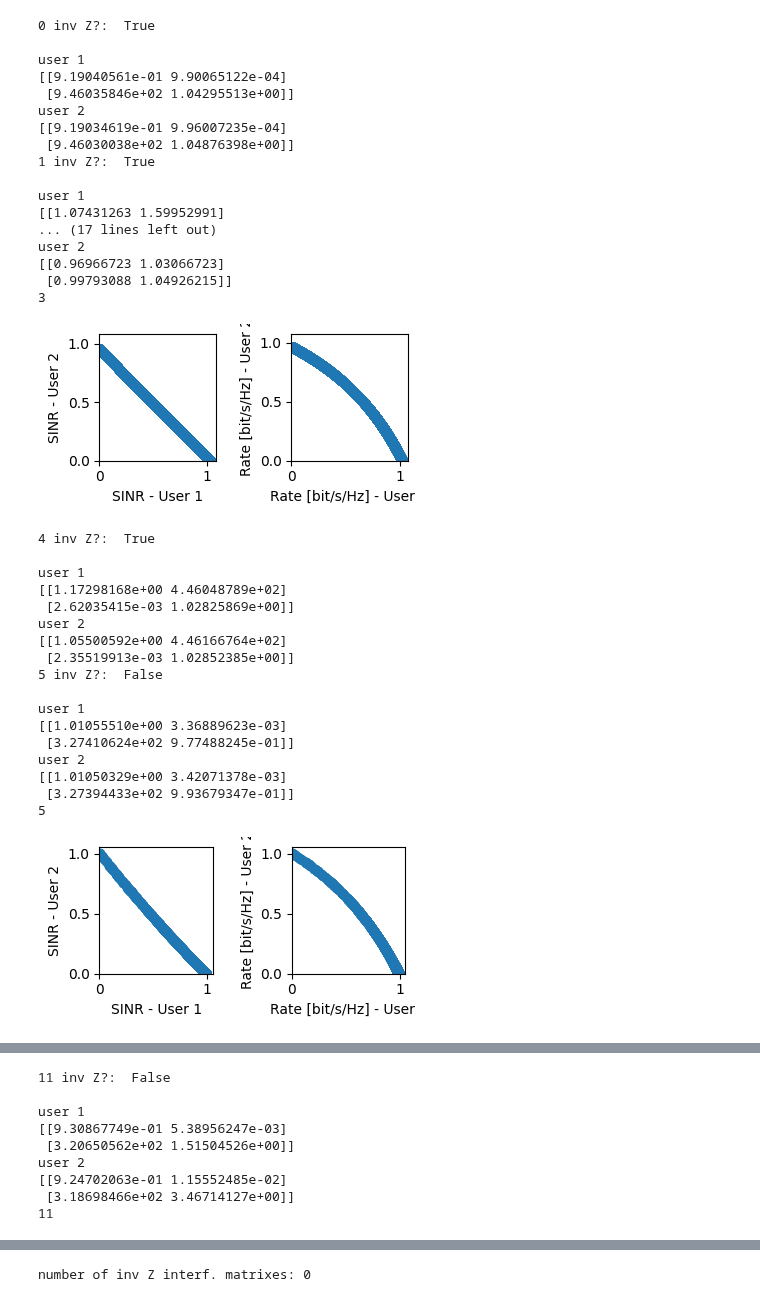
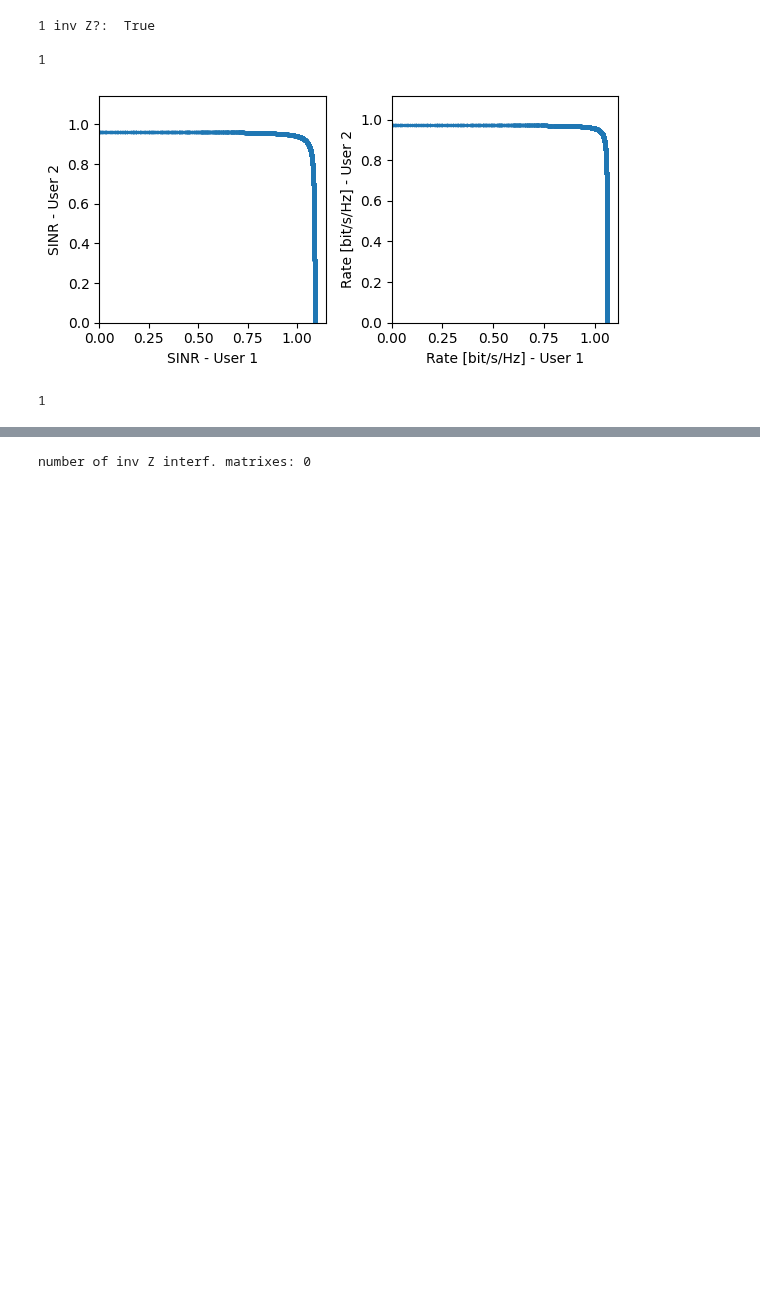
Before and after one commit to isabel-vs/masterthesis, a Jupyter notebook: sinr_region.ipynb, the cells around one changed output, grey strips where cells are left out. Drawn from its saved outputs; the diff is of its cells as text; code cells hidden in the pictures; blank space fills up the shorter version.

```diff
--- a/sinr_region.ipynb
+++ b/sinr_region.ipynb
@@ -37,12 +58,12 @@ N = area_params["N"]
 K = area_params["K"]
 p_max = network_params["p_k"]
 # filename = f"RateRegions/Areas Sim/results_L{L}N{N}K{K}_rician0.pkl"
-filename = "test50_area_L1N1K2.pkl"
-area_block = pickle.load(open(filename, "rb"))
+# filename = "test50_area_L1N1K2.pkl"
+# area_block = pickle.load(open(filename, "rb"))
 
 num_invZ = 0
 
-for i in range(50):
+for i in range(1,2):
     inv_interf = True
     (R_block, B_block, HMean_block, kappa_block, UEpos_block, APpos_block) = area_block
 
@@ -73,23 +94,23 @@ for i in range(50):
         if funcs.is_invZ(M_k[k,:,:]) == False:
             inv_interf = False
             break
-    # if inv_interf==False:
-    if True:
+    if inv_interf==True:
+    # if True:
         print(i, "inv Z?: ", inv_interf, "\n")
         num_invZ += 1
 
     #------------
 
-    for k in range(K):
-        print("user",k+1)
-        # print(np.linalg.inv(M_k[k,:,:]), "\n")
-        print(M_k[k,:,:])
+    # for k in range(K):
+    #     print("user",k+1)
+    #     # print(np.linalg.inv(M_k[k,:,:]), "\n")
+    #     print(M_k[k,:,:])
 
     #-----------
 
     %matplotlib inline
-    if inv_interf == False:
-    # if True:
+    # if inv_interf == False:
+    if True:
         print(i)
         if K==3:
             x,y,z = SINR
@@ -137,70 +158,39 @@ for i in range(50):
             #(test)
             # ax1.scatter(0.935980, 2.528388, 1.226463, marker='X', linewidths=1)
             # ax2.scatter(0.660822, 1.261142, 0.800651, marker='X', linewidths=20)
 
         elif K==2:
-            fig, (ax1, ax2) = plt.subplots(1, 2, figsize=(4,2))
-            ax1.scatter(x,y)
+            fig, (ax1, ax2) = plt.subplots(1, 2, figsize=(6,3))
+            ax1.scatter(x,y,s=2)
 
             # ax1.plot([0,max_val], [0,max_val])
 
             ax1.set_xlabel("SINR - User 1", fontsize=10)
             ax1.set_ylabel("SINR - User 2", fontsize=10)
             ax1.set_xlim([0, max_val + 0.05*max_val])
             ax1.set_ylim([0, max_val + 0.05*max_val])
 
-            ax2.scatter(rate_x, rate_y)
+            ax2.scatter(rate_x, rate_y,s=2)
 
             ax2.set_xlabel("Rate [bit/s/Hz] - User 1", fontsize=10)
             ax2.set_ylabel("Rate [bit/s/Hz] - User 2", fontsize=10)
             ax2.set_xlim([0, max_rate + 0.05*max_rate])
             ax2.set_ylim([0, max_rate + 0.05*max_rate])
 
-            # sinr_opt = [2.76824669, 7.66179467]
-            # ax1.scatter(sinr_opt[0], sinr_opt[1])
+            sinr_opt = [1.0367994 , 1.44039355]
+            ax1.scatter(sinr_opt[0], sinr_opt[1])
             # ax2.plot([0, 2*rate_opt[0]], [0, 2*rate_opt[1]])
 
-            # rate_opt = [1.91389342, 3.11466597]
+            # rate_opt = [0.55217887, 0.59483497]
             # ax2.scatter(rate_opt[0], rate_opt[1])
             # ax2.plot([0, 2*rate_opt[0]], [0, 2*rate_opt[1]])
 
         plt.tight_layout()
         plt.show()
 print(num_invZ)
 # %% [output]
-0 inv Z?:  True
-
-user 1
-[[9.19040561e-01 9.90065122e-04]
- [9.46035846e+02 1.04295513e+00]]
-user 2
-[[9.19034619e-01 9.96007235e-04]
- [9.46030038e+02 1.04876398e+00]]
 1 inv Z?:  True
 
-user 1
-[[1.07431263 1.59952991]
-... (17 lines left out)
-user 2
-[[0.96966723 1.03066723]
- [0.99793088 1.04926215]]
-3
+1
-[figure, old version]
+[figure, new version]
-4 inv Z?:  True
-
-user 1
-[[1.17298168e+00 4.46048789e+02]
- [2.62035415e-03 1.02825869e+00]]
-user 2
-[[1.05500592e+00 4.46166764e+02]
- [2.35519913e-03 1.02852385e+00]]
-5 inv Z?:  False
-
-user 1
-[[1.01055510e+00 3.36889623e-03]
- [3.27410624e+02 9.77488245e-01]]
-user 2
-[[1.01050329e+00 3.42071378e-03]
- [3.27394433e+02 9.93679347e-01]]
-5
+1
-[figure, removed]
@@ -243,9 +196,0 @@ user 2
-11 inv Z?:  False
-
-user 1
-[[9.30867749e-01 5.38956247e-03]
- [3.20650562e+02 1.51504526e+00]]
-user 2
-[[9.24702063e-01 1.15552485e-02]
- [3.18698466e+02 3.46714127e+00]]
-11
```
Also changed, not shown: parts of 6 cells of this notebook, 55 other files.
